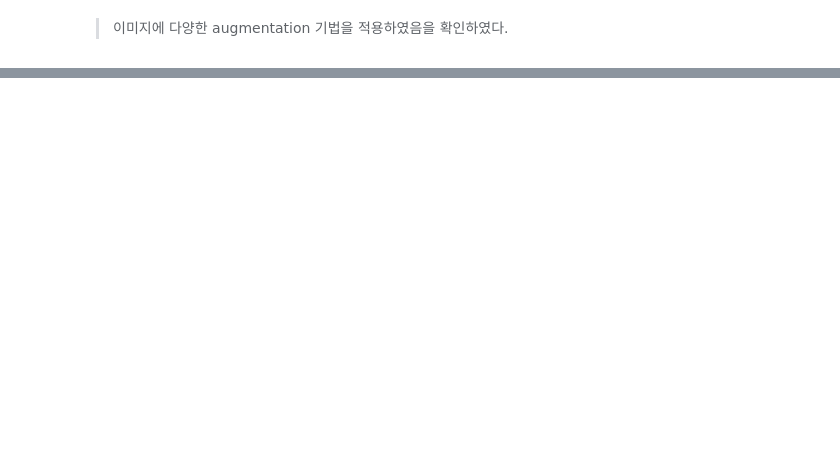
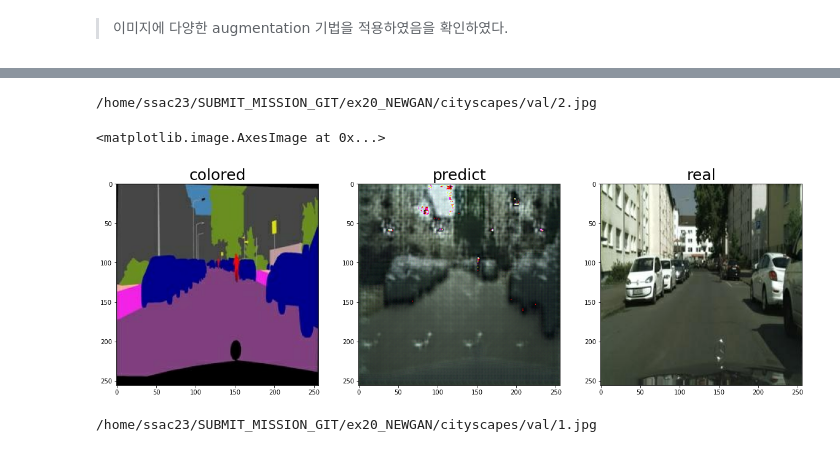
Before and after one commit to JeongeunJPark/AIFFEL_EX20_Pix2Pix, a Jupyter notebook: Exploration 20_Segmentation map으로 도로 이미지 만들기.ipynb, the cells around one changed output, grey strips where cells are left out. Saved outputs shown, nothing was run; the diff lists cells and outputs as text; code cells hidden in the pictures; blank space fills up the shorter version.

```diff
--- a/Exploration 20_Segmentation map으로 도로 이미지 만들기.ipynb
+++ b/Exploration 20_Segmentation map으로 도로 이미지 만들기.ipynb
@@ -177,0 +430,16 @@ for i in range(1, 13, 2):
+# %%
+EPOCHS = 10
+
+generator = UNetGenerator()
+discriminator = Discriminator()
+
+for epoch in range(1, EPOCHS+1):
+    for i, (real, colored) in enumerate(train_images):
+        g_loss, l1_loss, d_loss = train_step(real, colored)
+
+        # 10회 반복마다 손실을 출력
+        if (i+1) % 10 == 0:
+            print(f"EPOCH[{epoch}] - STEP[{i+1}] \
+                    \nGenerator_loss:{g_loss.numpy():.4f} \
+                    \nL1_loss:{l1_loss.numpy():.4f} \
+                    \nDiscriminator_loss:{d_loss.numpy():.4f}", end="\n\n")
@@ -177,0 +470,31 @@ for i in range(1, 13, 2):
+# %%
+test_ind = 1
+
+f = val_path + '/' + os.listdir(val_path)[test_ind]
+print(f)
+
+#val 이미지를 생성자에 전달하기 위해 전처리
+real, colored = load_image(f)
+# %% [output]
+/home/ssac23/SUBMIT_MISSION_GIT/ex20_NEWGAN/cityscapes/val/2.jpg
+# %%
+pred = generator(tf.expand_dims(real, 0))
+pred = denormalize(pred)
+
+plt.figure(figsize=(20,10))
+plt.subplot(1,3,1); plt.title("colored", fontsize=25); plt.imshow(denormalize(real))
+plt.subplot(1,3,2); plt.title("predict", fontsize=25); plt.imshow(pred[0])
+plt.subplot(1,3,3); plt.title("real", fontsize=25); plt.imshow(denormalize(colored))
+# %% [output]
+<matplotlib.image.AxesImage at 0x...>
+[figure, added]
+# %%
+test_ind = 4
+
+f = val_path + '/' + os.listdir(val_path)[test_ind]
+print(f)
+
+#val 이미지를 생성자에 전달하기 위해 전처리
+real, colored = load_image(f)
+# %% [output]
+/home/ssac23/SUBMIT_MISSION_GIT/ex20_NEWGAN/cityscapes/val/1.jpg
```
Also changed, not shown: parts of 27 cells of this notebook.
